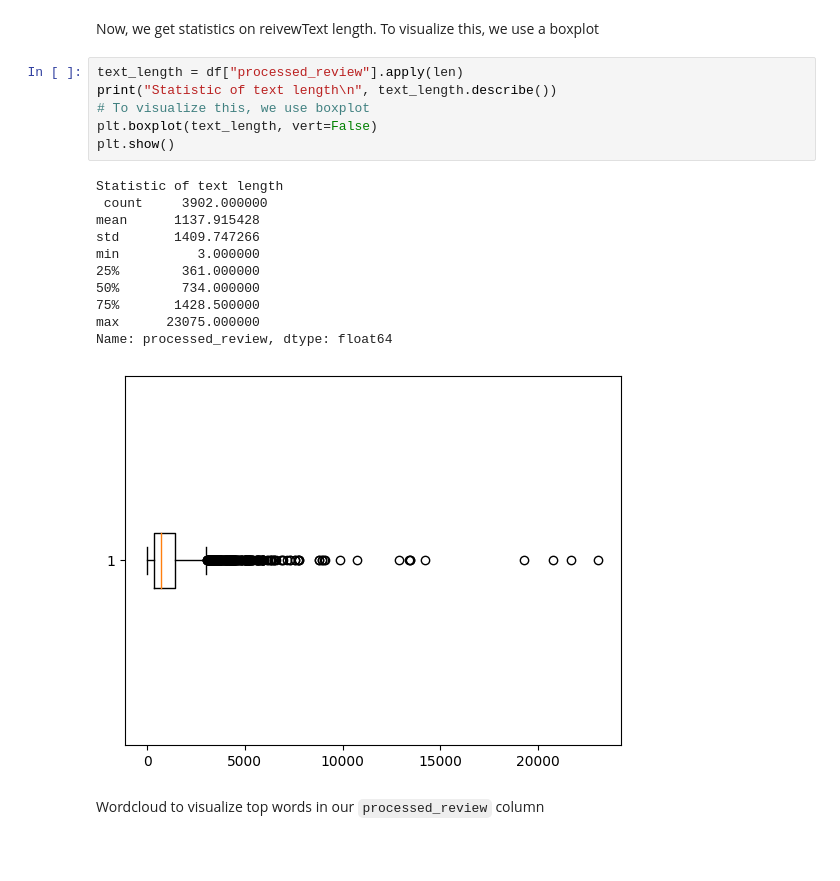
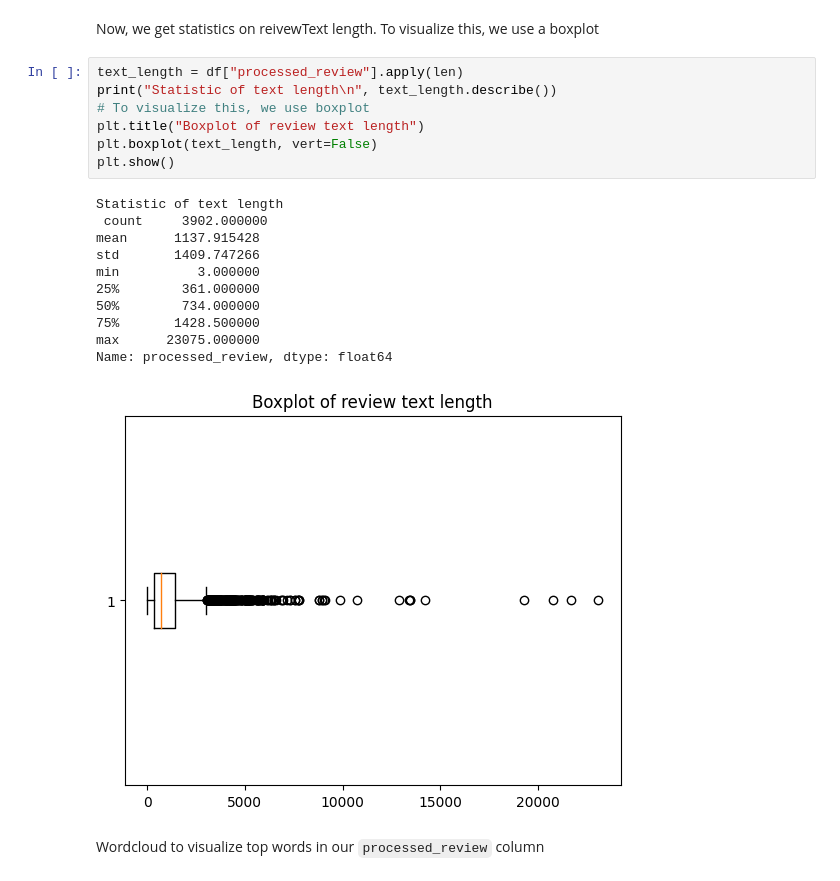
Before and after one commit to longtv2222/Amazon-Reviews-Classifier, a Jupyter notebook: notebook.ipynb, the cells around one changed output. Saved outputs shown, nothing was run; the diff lists cells and outputs as text; blank space fills up the shorter version.

Commit message:
Add title to graph

```diff
--- a/notebook.ipynb
+++ b/notebook.ipynb
@@ -200,21 +200,22 @@ Now, we get statistics on reivewText length. To visualize this, we use a boxplot
 # %%
 text_length = df["processed_review"].apply(len)
 print("Statistic of text length\n", text_length.describe())
 # To visualize this, we use boxplot
+plt.title("Boxplot of review text length")
 plt.boxplot(text_length, vert=False)
 plt.show()
 # %% [output]
 Statistic of text length
  count     3902.000000
 mean      1137.915428
 std       1409.747266
 min          3.000000
 25%        361.000000
 50%        734.000000
 75%       1428.500000
 max      23075.000000
 Name: processed_review, dtype: float64
-[figure, old version]
+[figure, new version]
 # %% [markdown]
 Wordcloud to visualize top words in our `processed_review` column
 # %%
```
Also changed, not shown: parts of 1 cell of this notebook.
